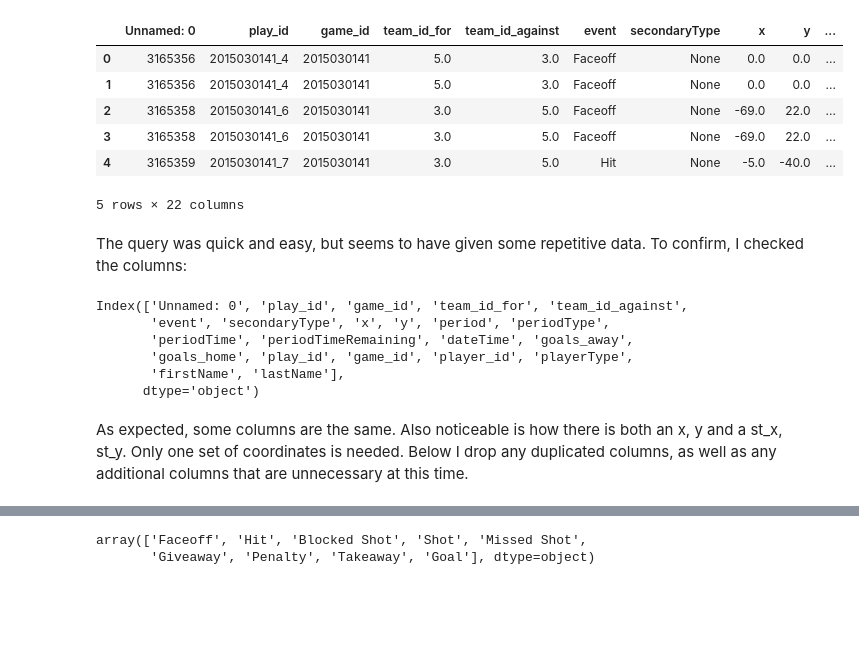
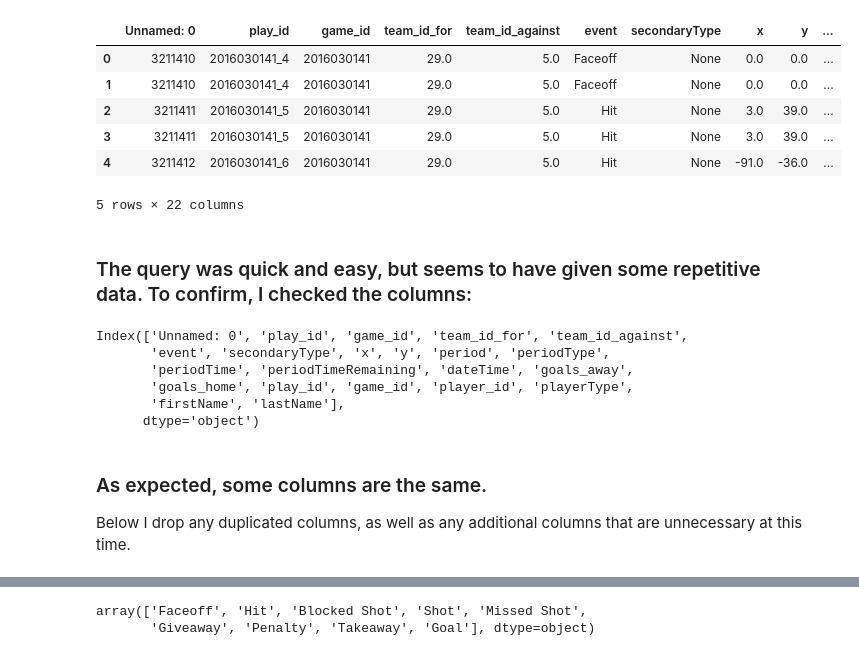
Before and after one commit to boncz/PenguinsHockeyAnalysis, a Jupyter notebook: PensPlayoffAnalysis.ipynb, the cells around one changed output, grey strips where cells are left out. Drawn from its saved outputs; the diff is of its cells as text; code cells hidden in the pictures; blank space fills up the shorter version.

```diff
--- a/PensPlayoffAnalysis.ipynb
+++ b/PensPlayoffAnalysis.ipynb
@@ -51,15 +32,16 @@ pens_2017_playoff_df = pd.read_sql_query(playoff_20162017_data_query, conn)
 # %%
-pens_2016_playoff_df.head()
+pens_2017_playoff_df = pd.read_sql_query(q.playoff_2017_data_query, conn)
+pens_2017_playoff_df.head()
 # %% [output]
 |  | Unnamed: 0 | play_id | game_id | team_id_for | team_id_against | event | secondaryType | x | y | ... |
-| 0 | 3165356 | 2015030141_4 | 2015030141 | 5.0 | 3.0 | Faceoff | None | 0.0 | 0.0 | ... |
-| 1 | 3165356 | 2015030141_4 | 2015030141 | 5.0 | 3.0 | Faceoff | None | 0.0 | 0.0 | ... |
-| 2 | 3165358 | 2015030141_6 | 2015030141 | 3.0 | 5.0 | Faceoff | None | -69.0 | 22.0 | ... |
-| 3 | 3165358 | 2015030141_6 | 2015030141 | 3.0 | 5.0 | Faceoff | None | -69.0 | 22.0 | ... |
-| 4 | 3165359 | 2015030141_7 | 2015030141 | 3.0 | 5.0 | Hit | None | -5.0 | -40.0 | ... |
+| 0 | 3211410 | 2016030141_4 | 2016030141 | 29.0 | 5.0 | Faceoff | None | 0.0 | 0.0 | ... |
+| 1 | 3211410 | 2016030141_4 | 2016030141 | 29.0 | 5.0 | Faceoff | None | 0.0 | 0.0 | ... |
+| 2 | 3211411 | 2016030141_5 | 2016030141 | 29.0 | 5.0 | Hit | None | 3.0 | 39.0 | ... |
+| 3 | 3211411 | 2016030141_5 | 2016030141 | 29.0 | 5.0 | Hit | None | 3.0 | 39.0 | ... |
+| 4 | 3211412 | 2016030141_6 | 2016030141 | 29.0 | 5.0 | Hit | None | -91.0 | -36.0 | ... |
 5 rows × 22 columns
 # %% [markdown]
-The query was quick and easy, but seems to have given some repetitive data. To confirm, I checked the columns:
+### The query was quick and easy, but seems to have given some repetitive data. To confirm, I checked the columns:
 # %%
 pens_2016_playoff_df.columns
 # %% [output]
@@ -70,5 +52,5 @@ Index(['Unnamed: 0', 'play_id', 'game_id', 'team_id_for', 'team_id_against',
        'firstName', 'lastName'],
       dtype='object')
 # %% [markdown]
-As expected, some columns are the same. Also noticeable is how there is both an x, y and a st_x, st_y. Only one set of coordinates is needed.
+### As expected, some columns are the same.
 Below I drop any duplicated columns, as well as any additional columns that are unnecessary at this time.
```
Also changed, not shown: parts of 30 cells of this notebook.
